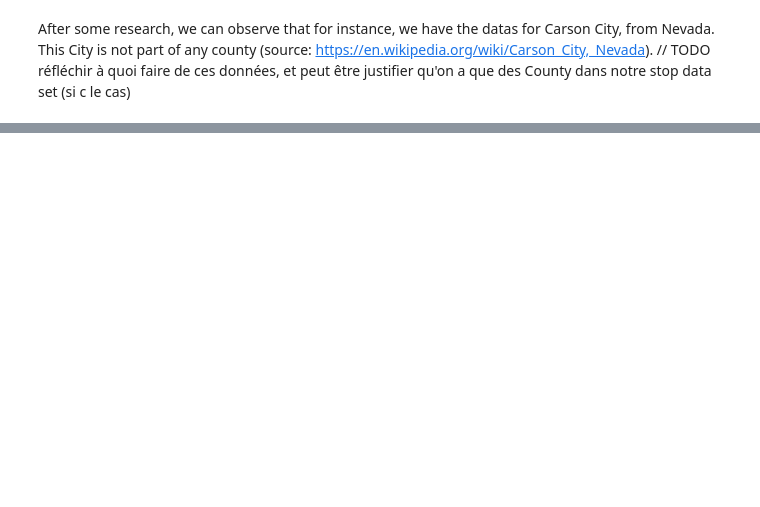
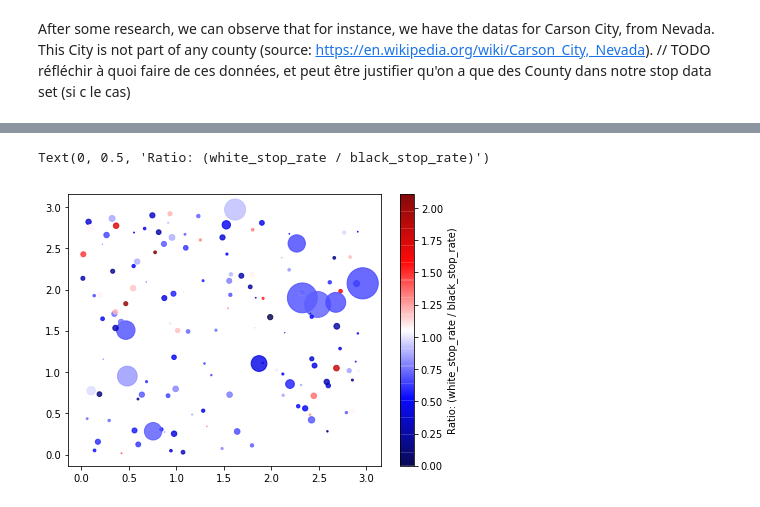
Before and after one commit to epfl-ada/ada-2020-project-milestone-p3-p3_adahn, a Jupyter notebook: Cencus Dataset.ipynb, the cells around one changed output, grey strips where cells are left out. Drawn from its saved outputs; the diff is of its cells as text; code cells hidden in the pictures; blank space fills up the shorter version.

```diff
--- a/Cencus Dataset.ipynb
+++ b/Cencus Dataset.ipynb
@@ -155,0 +265,24 @@ getStatsByCounty('washington', '', df)
+# %%
+# We now have the rate of black people stopped and the rate of white people stopped
+# We will now compute the ratio of those two different rates
+# ratio = r_white / w_black
+
+# If we have ratio > 1:  The rate of white stopped is greater than the rate of black stopped
+# If we have ration < 0: The rate of black stopped is greater than the rate of white stopped
+
+def extract_ratio(race, race_stop_rate, total_stops):
+    if(race.iloc[0] == 'white'):
+        return race_stop_rate.iloc[0]/race_stop_rate.iloc[1]
+    else:
+        return race_stop_rate.iloc[1]/race_stop_rate.iloc[0]
+
+def appl_merge_rows(x):
+    ratio = extract_ratio(x['subject_race'], x['race_stop_rate'], x['total_stops'])
+    return pd.Series({'total_stops':x['total_stops'].sum(), 'ratio':ratio})
+
+ratios = rates.groupby('county_name').apply(lambda x: appl_merge_rows(x))
+
+print(len(ratios[ratios['ratio'] > 1]))
+print(len(ratios[ratios['ratio'] < 1]))
+
+ratios['ratio'].values
@@ -155,0 +309,22 @@ getStatsByCounty('washington', '', df)
+# %%
+
+np.random.seed(42)
+
+N = len(ratios)
+x = np.random.rand(N)*3
+y = np.random.rand(N)*3
+colors = np.random.rand(N)
+area = (30 * np.random.rand(N))**2  # 0 to 15 point radii
+
+
+# standardize the total_stops for each county
+total_stops = (ratios['total_stops'] - ratios['total_stops'].mean())/ratios['total_stops'].std()
+
+plt.figure(figsize=(7, 5))
+
+plt.scatter(x, y, alpha = .8, s=total_stops.values*total_stops.values*50, c = ratios['ratio'].values, cmap = 'seismic')
+cbar = plt.colorbar()
+cbar.ax.set_ylabel('Ratio: (white_stop_rate / black_stop_rate)')
+# %% [output]
+Text(0, 0.5, 'Ratio: (white_stop_rate / black_stop_rate)')
+[figure, added]
```
Also changed, not shown: parts of 22 cells of this notebook.
